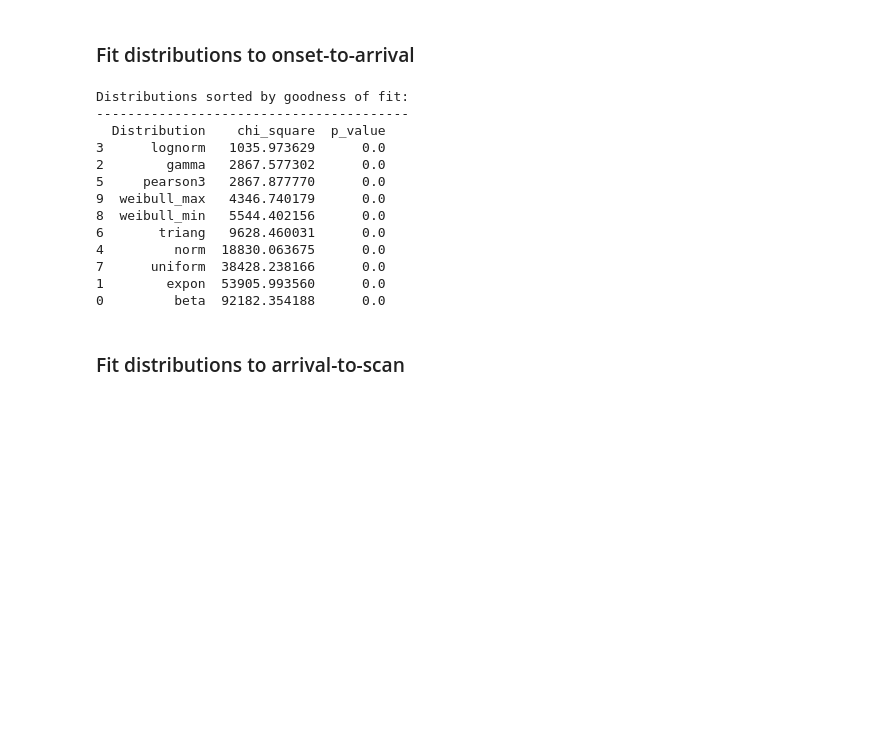
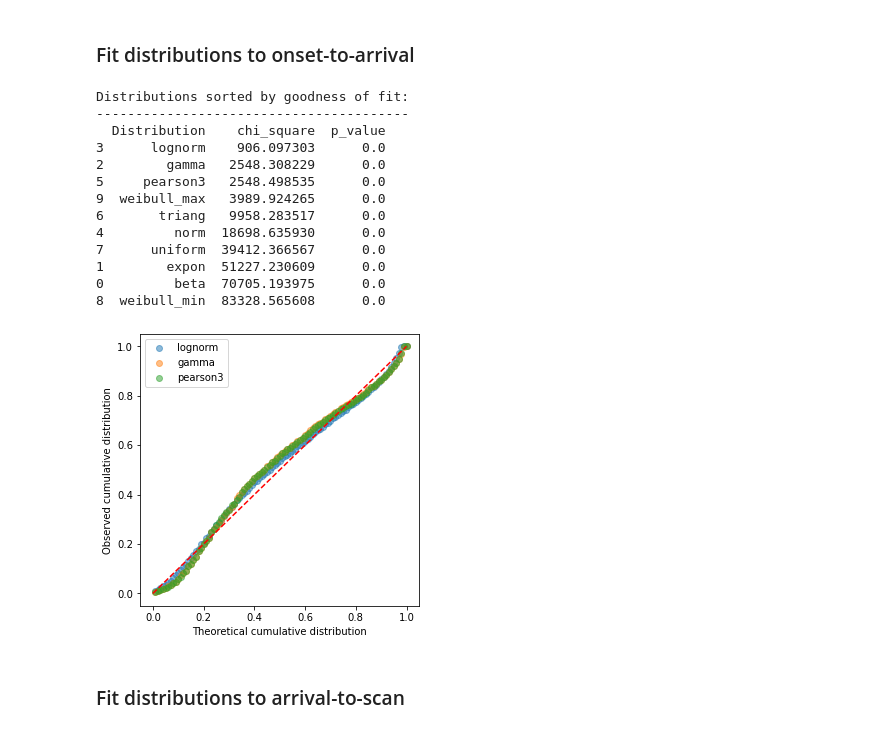
Before and after one commit to samuel-book/samuel-1, a Jupyter notebook: _sources/descriptive_stats/06_distributions.ipynb, the cells around one changed output. Saved outputs shown, nothing was run; the diff lists cells and outputs as text; code cells hidden in the pictures; blank space fills up the shorter version.

```diff
--- a/_sources/descriptive_stats/06_distributions.ipynb
+++ b/_sources/descriptive_stats/06_distributions.ipynb
@@ -175,23 +232,24 @@ def fit_distributions(data_to_fit):
 # %%
 onset_to_arrival = raw_data['S1OnsetToArrival_min']
 # Censor at 8 hours
 mask = onset_to_arrival <= 480
 onset_to_arrival = onset_to_arrival[mask]
-fit_distributions(onset_to_arrival)
+fit_distributions(onset_to_arrival, 'onset_to_arrival')
 # %% [output]
 Distributions sorted by goodness of fit:
 ----------------------------------------
   Distribution    chi_square  p_value
-3      lognorm   1035.973629      0.0
-2        gamma   2867.577302      0.0
-5     pearson3   2867.877770      0.0
-9  weibull_max   4346.740179      0.0
-8  weibull_min   5544.402156      0.0
-6       triang   9628.460031      0.0
-4         norm  18830.063675      0.0
-7      uniform  38428.238166      0.0
-1        expon  53905.993560      0.0
-0         beta  92182.354188      0.0
+3      lognorm    906.097303      0.0
+2        gamma   2548.308229      0.0
+5     pearson3   2548.498535      0.0
+9  weibull_max   3989.924265      0.0
+6       triang   9958.283517      0.0
+4         norm  18698.635930      0.0
+7      uniform  39412.366567      0.0
+1        expon  51227.230609      0.0
+0         beta  70705.193975      0.0
+8  weibull_min  83328.565608      0.0
+[figure, added]
 # %% [markdown]
 ### Fit distributions to arrival-to-scan
 # %%
```
Also changed, not shown: parts of 11 cells of this notebook, 8 other files.
